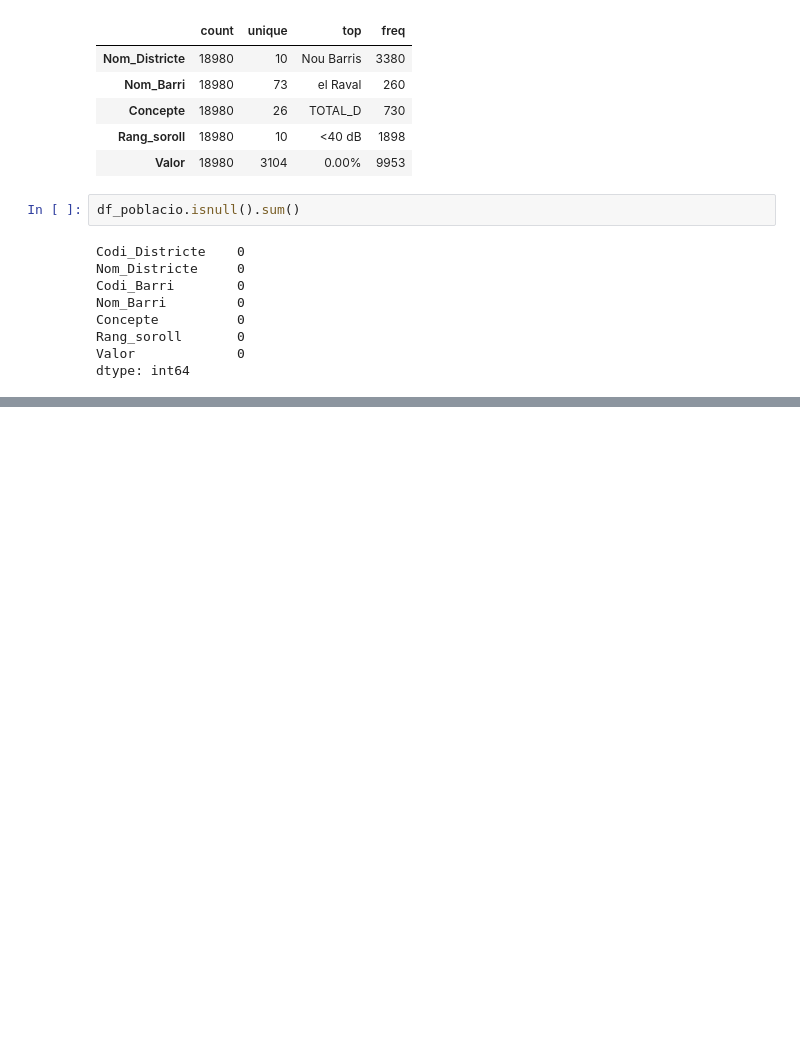
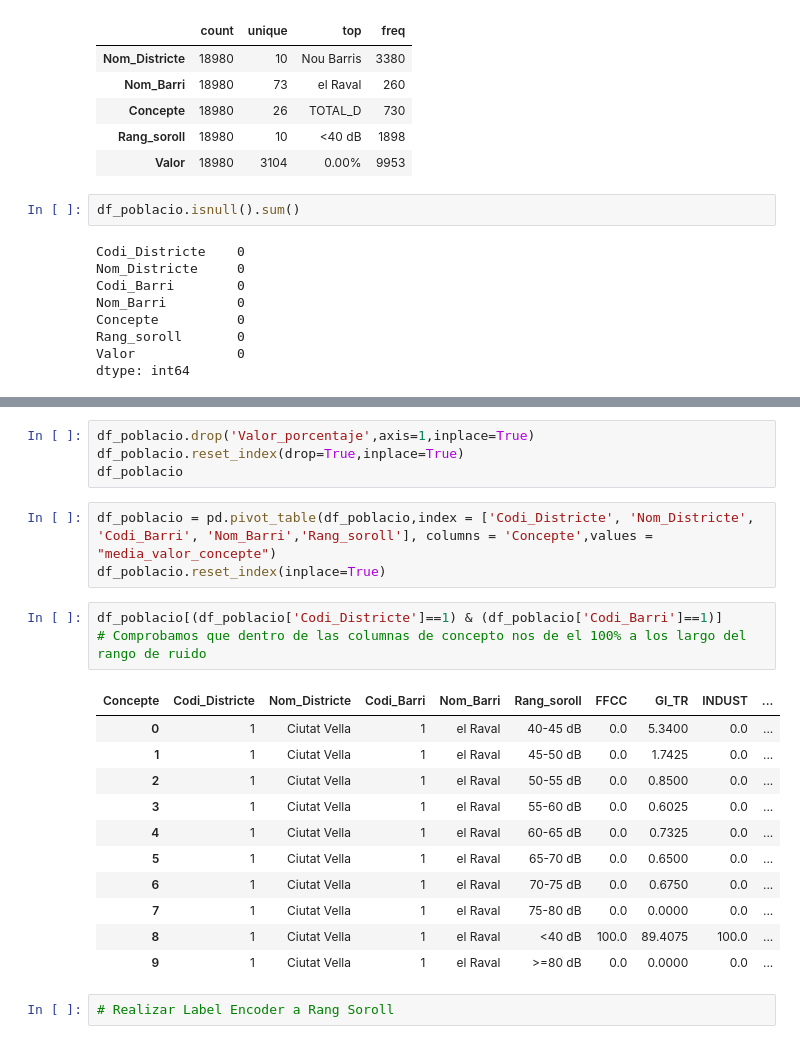
Before and after one commit to Sergiochueco/Hackato_JUMP2DIGITAL, a Jupyter notebook: EDA.ipynb, the cells around one changed output, grey strips where cells are left out. Drawn from its saved outputs; the diff is of its cells as text; blank space fills up the shorter version.

```diff
--- a/EDA.ipynb
+++ b/EDA.ipynb
@@ -651,0 +740,24 @@ Name: count, dtype: int64
+# %%
+df_poblacio.drop('Valor_porcentaje',axis=1,inplace=True)
+df_poblacio.reset_index(drop=True,inplace=True)
+df_poblacio
+# %%
+df_poblacio = pd.pivot_table(df_poblacio,index = ['Codi_Districte', 'Nom_Districte', 'Codi_Barri', 'Nom_Barri','Rang_soroll'], columns = 'Concepte',values = "media_valor_concepte")
+df_poblacio.reset_index(inplace=True)
+# %%
+df_poblacio[(df_poblacio['Codi_Districte']==1) & (df_poblacio['Codi_Barri']==1)]
+# Comprobamos que dentro de las columnas de concepto nos de el 100% a los largo del rango de ruido
+# %% [output]
+| Concepte | Codi_Districte | Nom_Districte | Codi_Barri | Nom_Barri | Rang_soroll | FFCC | GI_TR | INDUST | ... |
+| 0 | 1 | Ciutat Vella | 1 | el Raval | 40-45 dB | 0.0 | 5.3400 | 0.0 | ... |
+| 1 | 1 | Ciutat Vella | 1 | el Raval | 45-50 dB | 0.0 | 1.7425 | 0.0 | ... |
+| 2 | 1 | Ciutat Vella | 1 | el Raval | 50-55 dB | 0.0 | 0.8500 | 0.0 | ... |
+| 3 | 1 | Ciutat Vella | 1 | el Raval | 55-60 dB | 0.0 | 0.6025 | 0.0 | ... |
+| 4 | 1 | Ciutat Vella | 1 | el Raval | 60-65 dB | 0.0 | 0.7325 | 0.0 | ... |
+| 5 | 1 | Ciutat Vella | 1 | el Raval | 65-70 dB | 0.0 | 0.6500 | 0.0 | ... |
+| 6 | 1 | Ciutat Vella | 1 | el Raval | 70-75 dB | 0.0 | 0.6750 | 0.0 | ... |
+| 7 | 1 | Ciutat Vella | 1 | el Raval | 75-80 dB | 0.0 | 0.0000 | 0.0 | ... |
+| 8 | 1 | Ciutat Vella | 1 | el Raval | <40 dB | 100.0 | 89.4075 | 100.0 | ... |
+| 9 | 1 | Ciutat Vella | 1 | el Raval | >=80 dB | 0.0 | 0.0000 | 0.0 | ... |
+# %%
+# Realizar Label Encoder a Rang Soroll
```
Also changed, not shown: parts of 19 cells of this notebook.
